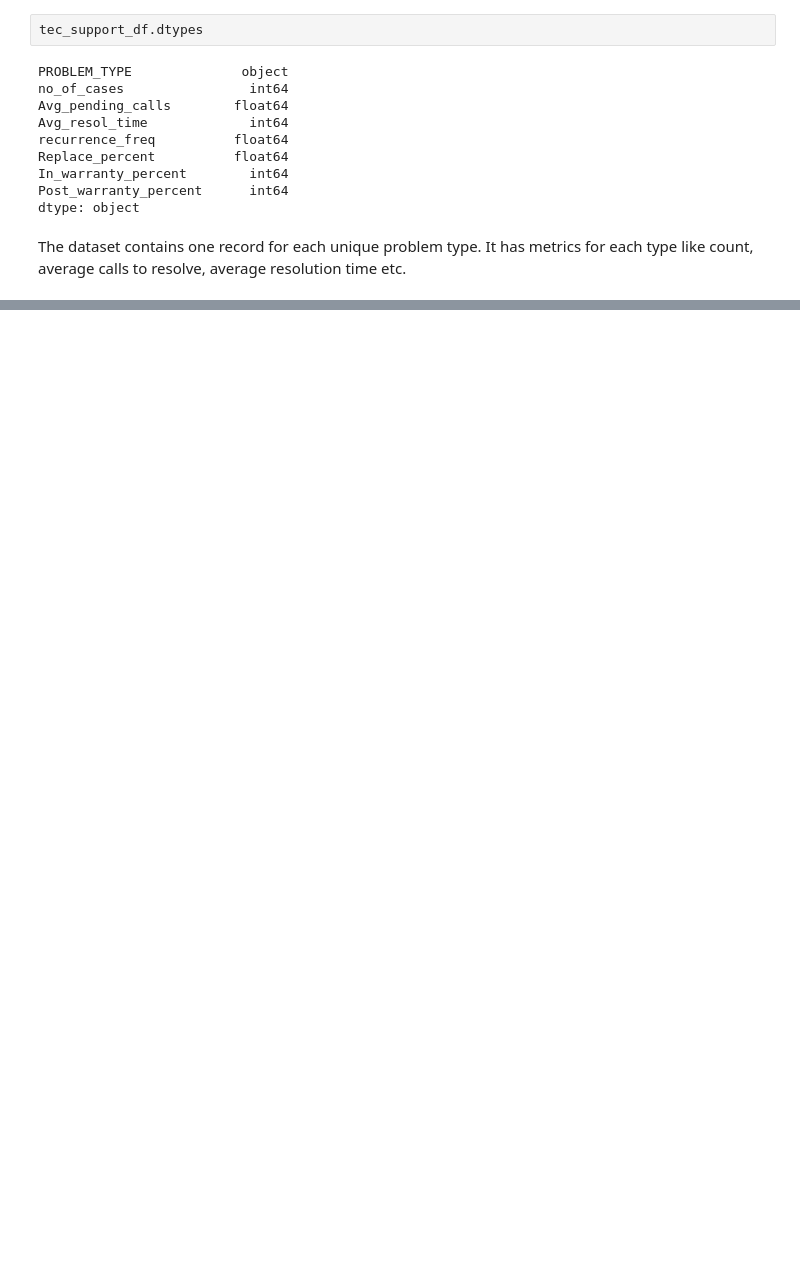
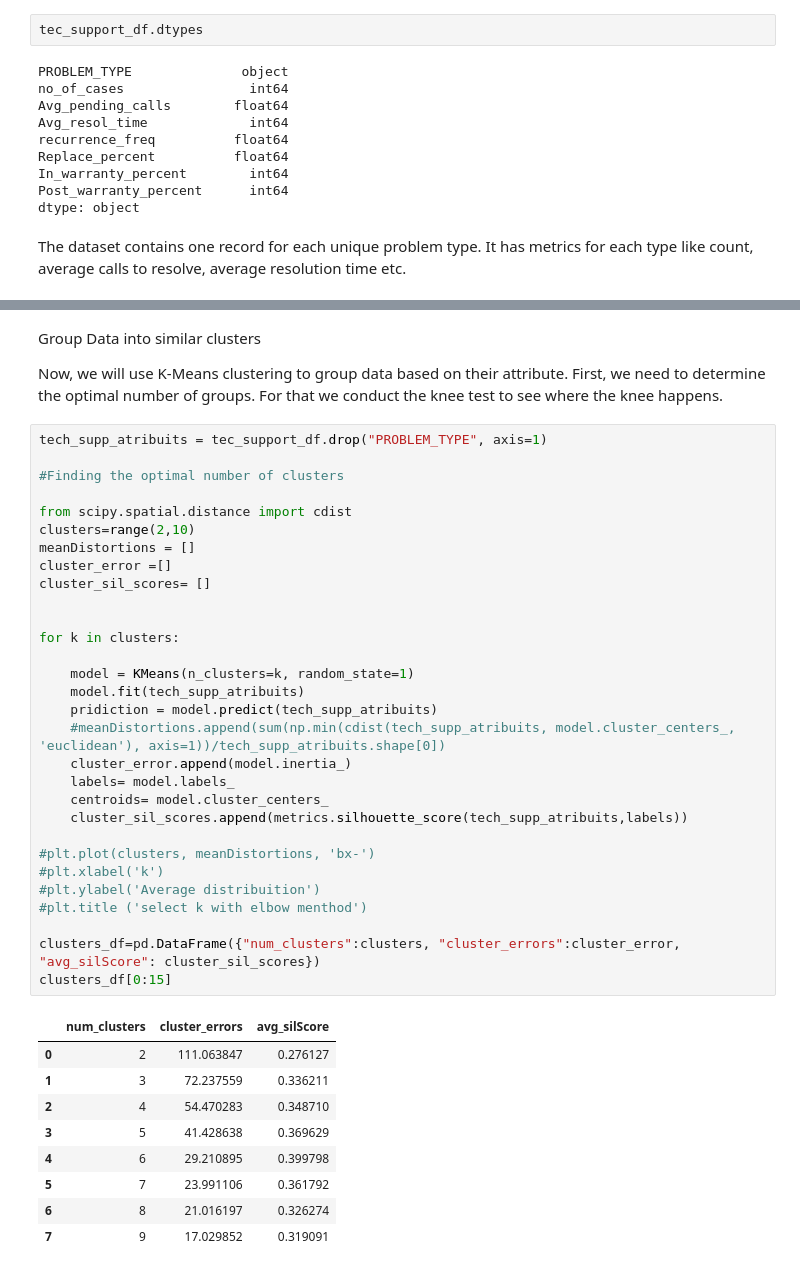
Before and after one commit to rameshganig/AIML_Pythone, a Jupyter notebook: Unsupervised Learning/Kmeans_tec_support_analysis_R.ipynb, the cells around one changed output, grey strips where cells are left out. Drawn from its saved outputs; the diff is of its cells as text; blank space fills up the shorter version.

```diff
--- a/Unsupervised Learning/Kmeans_tec_support_analysis_R.ipynb
+++ b/Unsupervised Learning/Kmeans_tec_support_analysis_R.ipynb
@@ -56,0 +64,45 @@ tec_support_df.head()
+# %% [markdown]
+Group Data into similar clusters
+
+
+Now, we will use K-Means clustering to group data based on their attribute. First, we need to determine the optimal number of groups. For that we conduct the knee test to see where the knee happens.
+# %%
+tech_supp_atribuits = tec_support_df.drop("PROBLEM_TYPE", axis=1)
+
+#Finding the optimal number of clusters
+
+from scipy.spatial.distance import cdist
+clusters=range(2,10)
+meanDistortions = []
+cluster_error =[]
+cluster_sil_scores= []
+
+
+for k in clusters:
+
+    model = KMeans(n_clusters=k, random_state=1)
+    model.fit(tech_supp_atribuits)
+    pridiction = model.predict(tech_supp_atribuits)
+    #meanDistortions.append(sum(np.min(cdist(tech_supp_atribuits, model.cluster_centers_, 'euclidean'), axis=1))/tech_supp_atribuits.shape[0])
+    cluster_error.append(model.inertia_)
+    labels= model.labels_
+    centroids= model.cluster_centers_
+    cluster_sil_scores.append(metrics.silhouette_score(tech_supp_atribuits,labels))
+
+#plt.plot(clusters, meanDistortions, 'bx-')
+#plt.xlabel('k')
+#plt.ylabel('Average distribuition')
+#plt.title ('select k with elbow menthod')
+
+clusters_df=pd.DataFrame({"num_clusters":clusters, "cluster_errors":cluster_error, "avg_silScore": cluster_sil_scores})
+clusters_df[0:15]
+# %% [output]
+|  | num_clusters | cluster_errors | avg_silScore |
+| 0 | 2 | 111.063847 | 0.276127 |
+| 1 | 3 | 72.237559 | 0.336211 |
+| 2 | 4 | 54.470283 | 0.348710 |
+| 3 | 5 | 41.428638 | 0.369629 |
+| 4 | 6 | 29.210895 | 0.399798 |
+| 5 | 7 | 23.991106 | 0.361792 |
+| 6 | 8 | 21.016197 | 0.326274 |
+| 7 | 9 | 17.029852 | 0.319091 |
```
Also changed, not shown: parts of 5 cells of this notebook, 6 other files.
